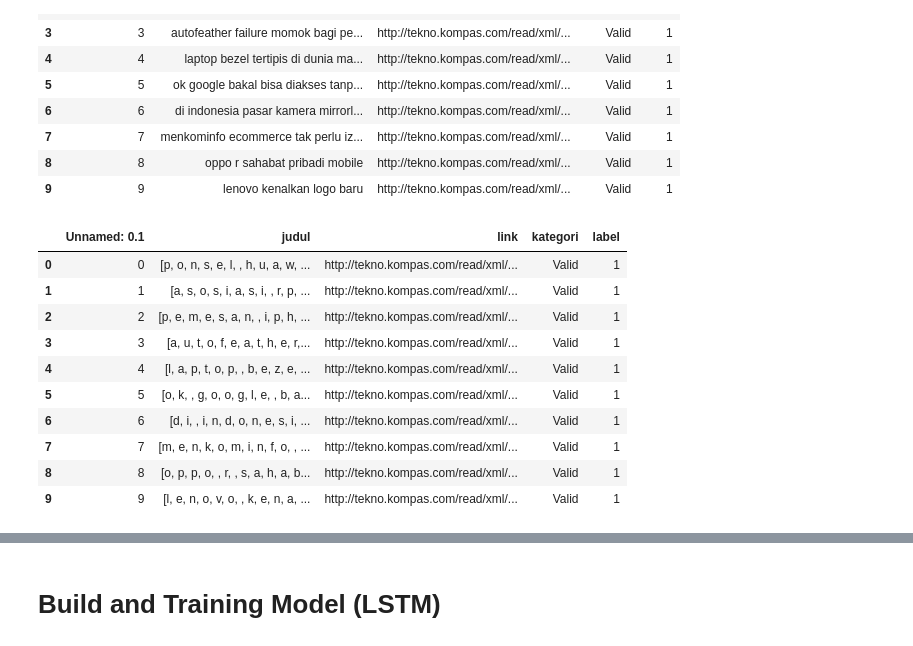
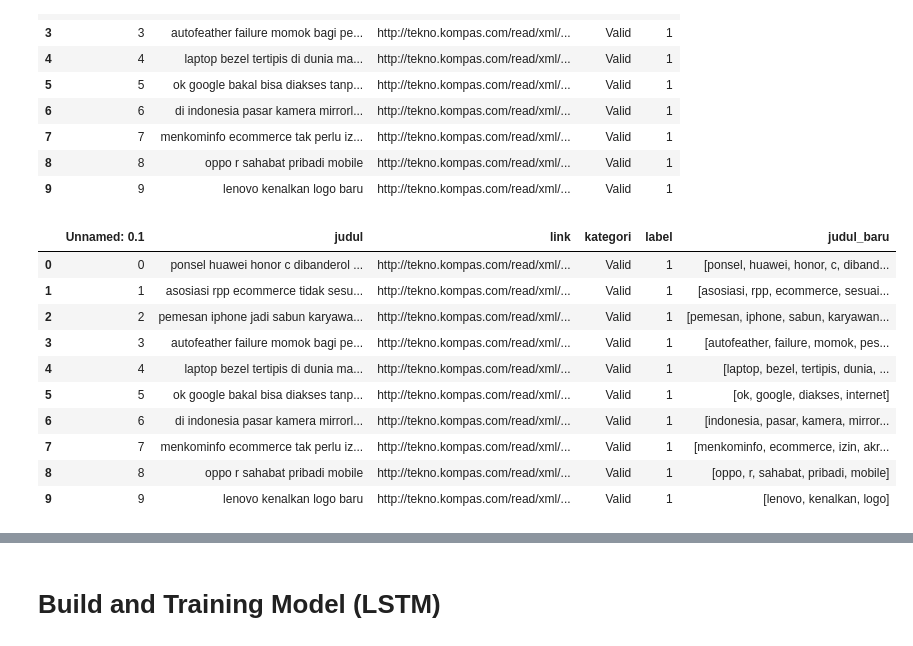
Before and after one commit to FakeNews-Detector/FakeNews-Classification, a Jupyter notebook: src/Fake_News_Detector.ipynb, the cells around one changed output, grey strips where cells are left out. Cells and saved outputs as stored; diff of their text form; code cells hidden in the pictures.

Commit message:
add clean_text function and repair data in csv

```diff
--- a/src/Fake_News_Detector.ipynb
+++ b/src/Fake_News_Detector.ipynb
@@ -194,22 +194,32 @@ df.head(10)
 # %%
 #define stemming
 factory = StemmerFactory()
 stemmer = factory.create_stemmer()
-def stemming(text):
-    stem_text = ["".join(stemmer.stem(word)) for word in text]
-    return stem_text
 
-df['judul'] = df['judul'].apply(lambda x: stemming(x))
+#define stopwords
+stopword = stopwords.words('indonesian')
+
+def clean_text(text, stem=False):
+    tokens = []
+    for token in text.split():
+        if token not in stopword:
+            if stem:
+                tokens.append(stemmer.stem(token))
+            else:
+                tokens.append(token)
+    return tokens
+
+df['judul_baru'] = df['judul'].apply(lambda x: clean_text(x))
 df.head(10)
 # %% [output]
-|  | Unnamed: 0.1 | judul | link | kategori | label |
-| 0 | 0 | [p, o, n, s, e, l, , h, u, a, w, ... | http://tekno.kompas.com/read/xml/... | Valid | 1 |
-| 1 | 1 | [a, s, o, s, i, a, s, i, , r, p, ... | http://tekno.kompas.com/read/xml/... | Valid | 1 |
-| 2 | 2 | [p, e, m, e, s, a, n, , i, p, h, ... | http://tekno.kompas.com/read/xml/... | Valid | 1 |
-| 3 | 3 | [a, u, t, o, f, e, a, t, h, e, r,... | http://tekno.kompas.com/read/xml/... | Valid | 1 |
-| 4 | 4 | [l, a, p, t, o, p, , b, e, z, e, ... | http://tekno.kompas.com/read/xml/... | Valid | 1 |
-| 5 | 5 | [o, k, , g, o, o, g, l, e, , b, a... | http://tekno.kompas.com/read/xml/... | Valid | 1 |
-| 6 | 6 | [d, i, , i, n, d, o, n, e, s, i, ... | http://tekno.kompas.com/read/xml/... | Valid | 1 |
-| 7 | 7 | [m, e, n, k, o, m, i, n, f, o, , ... | http://tekno.kompas.com/read/xml/... | Valid | 1 |
-| 8 | 8 | [o, p, p, o, , r, , s, a, h, a, b... | http://tekno.kompas.com/read/xml/... | Valid | 1 |
-| 9 | 9 | [l, e, n, o, v, o, , k, e, n, a, ... | http://tekno.kompas.com/read/xml/... | Valid | 1 |
+|  | Unnamed: 0.1 | judul | link | kategori | label | judul_baru |
+| 0 | 0 | ponsel huawei honor c dibanderol ... | http://tekno.kompas.com/read/xml/... | Valid | 1 | [ponsel, huawei, honor, c, diband... |
+| 1 | 1 | asosiasi rpp ecommerce tidak sesu... | http://tekno.kompas.com/read/xml/... | Valid | 1 | [asosiasi, rpp, ecommerce, sesuai... |
+| 2 | 2 | pemesan iphone jadi sabun karyawa... | http://tekno.kompas.com/read/xml/... | Valid | 1 | [pemesan, iphone, sabun, karyawan... |
+| 3 | 3 | autofeather failure momok bagi pe... | http://tekno.kompas.com/read/xml/... | Valid | 1 | [autofeather, failure, momok, pes... |
+| 4 | 4 | laptop bezel tertipis di dunia ma... | http://tekno.kompas.com/read/xml/... | Valid | 1 | [laptop, bezel, tertipis, dunia, ... |
+| 5 | 5 | ok google bakal bisa diakses tanp... | http://tekno.kompas.com/read/xml/... | Valid | 1 | [ok, google, diakses, internet] |
+| 6 | 6 | di indonesia pasar kamera mirrorl... | http://tekno.kompas.com/read/xml/... | Valid | 1 | [indonesia, pasar, kamera, mirror... |
+| 7 | 7 | menkominfo ecommerce tak perlu iz... | http://tekno.kompas.com/read/xml/... | Valid | 1 | [menkominfo, ecommerce, izin, akr... |
+| 8 | 8 | oppo r sahabat pribadi mobile | http://tekno.kompas.com/read/xml/... | Valid | 1 | [oppo, r, sahabat, pribadi, mobile] |
+| 9 | 9 | lenovo kenalkan logo baru | http://tekno.kompas.com/read/xml/... | Valid | 1 | [lenovo, kenalkan, logo] |
```
Also changed, not shown: parts of 1 cell of this notebook, 1 other file.
